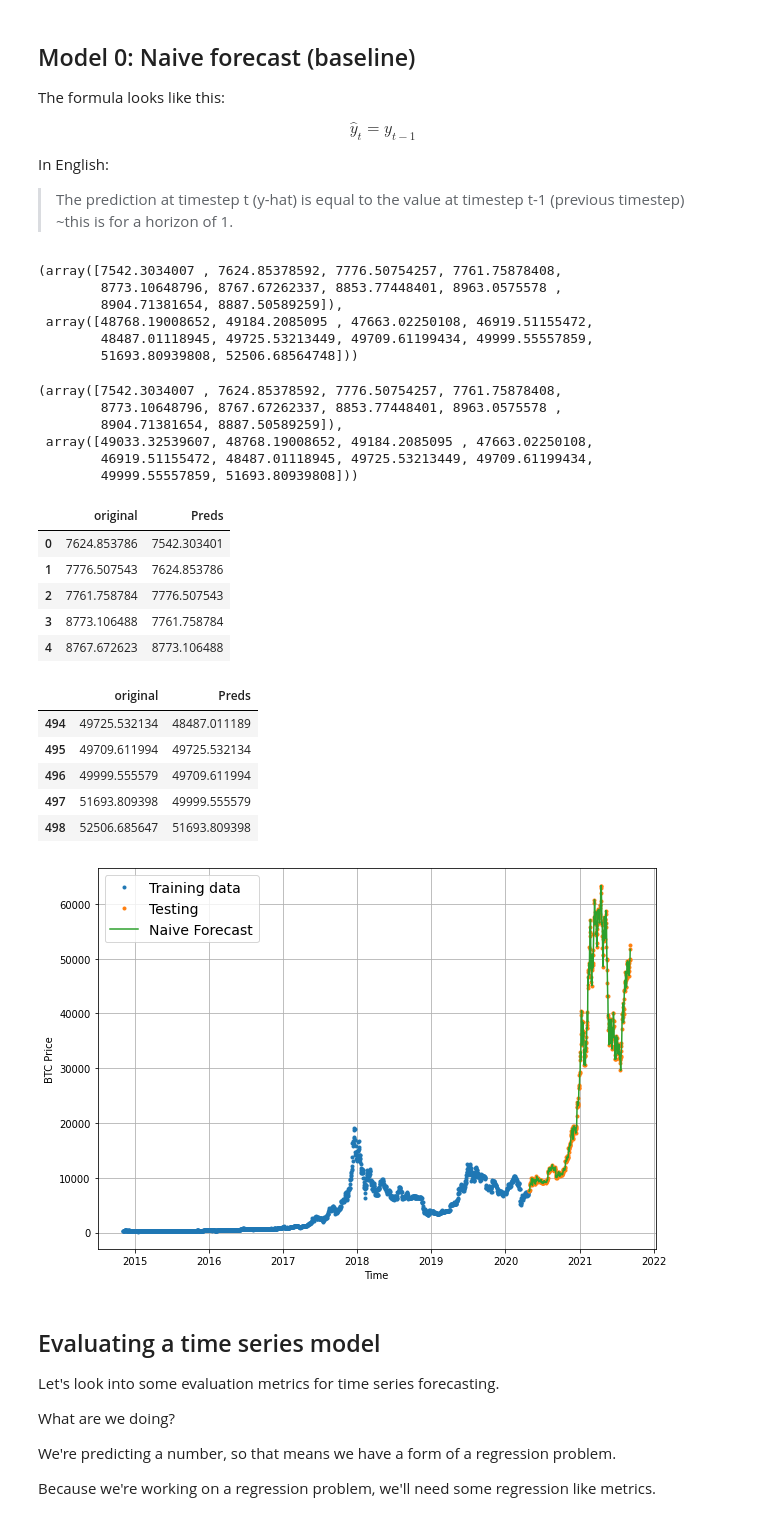
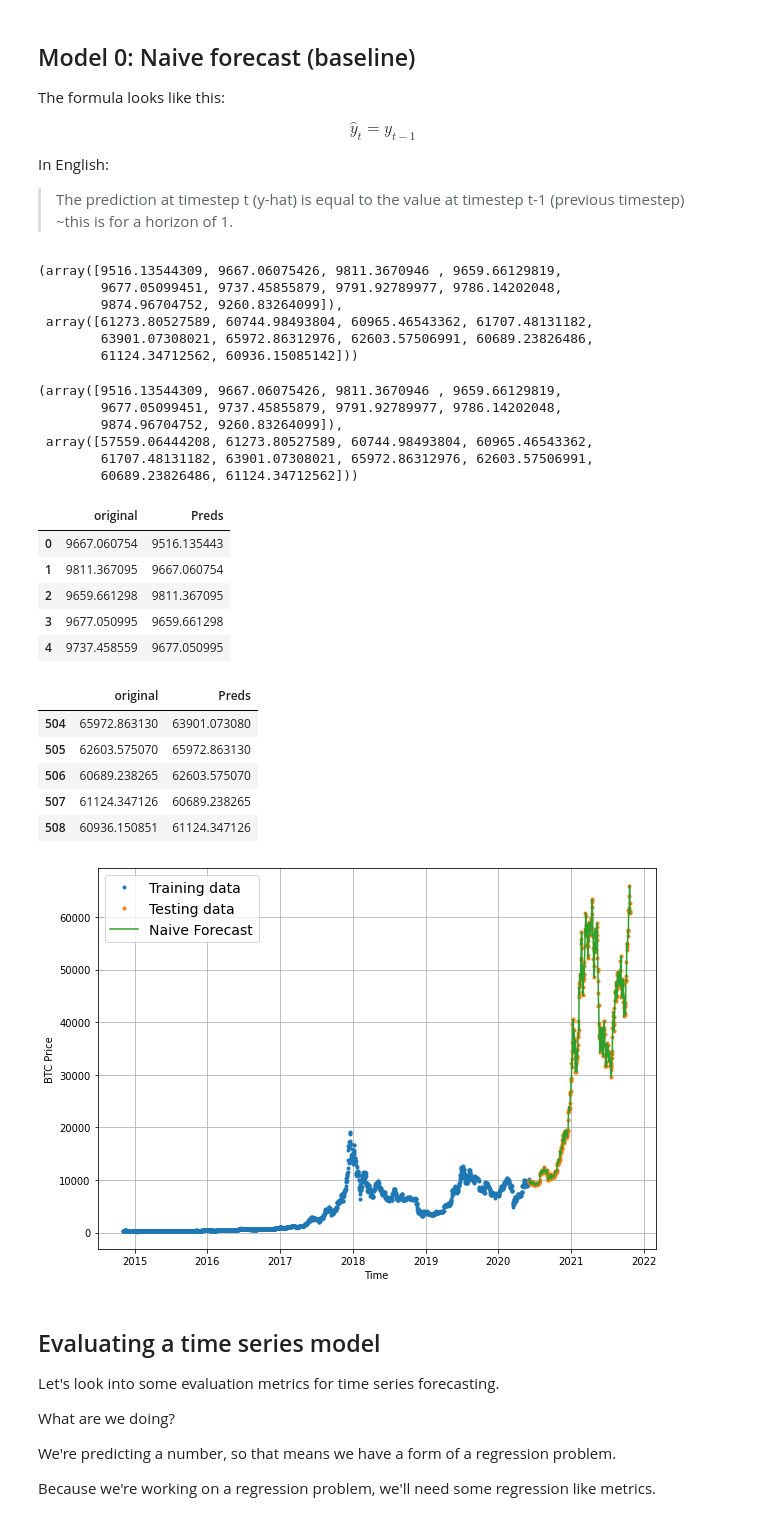
Before and after one commit to imran9891/TensorFlow, a Jupyter notebook: 10_time_series_forecasing_with_tensorflow.ipynb, the cells around one changed output. Cells and saved outputs as stored; diff of their text form; code cells hidden in the pictures.

```diff
--- a/10_time_series_forecasing_with_tensorflow.ipynb
+++ b/10_time_series_forecasing_with_tensorflow.ipynb
@@ -21,7 +21,7 @@ We're going to be using the historical price data of Bitcoin to try and predict
 # Import with pandas
 import pandas as pd
 # Let's read in our Bitcoin data and parse the dates
-df = pd.read_csv("drive/MyDrive/Bitcoin/BTC_data.csv",parse_dates=["Date"],index_col=["Date"])
+df = pd.read_csv("drive/MyDrive/Bitcoin/BTC.csv",parse_dates=["Date"],index_col=["Date"])
 df.head()
 # %% [output]
 |  | Currency | Closing Price (USD) | 24h Open (USD) | 24h High (USD) | 24h Low (USD) |
@@ -311,50 +310,50 @@ In English:
 # %%
 y_test[:10], y_test[-10:]
 # %% [output]
-(array([7542.3034007 , 7624.85378592, 7776.50754257, 7761.75878408,
-        8773.10648796, 8767.67262337, 8853.77448401, 8963.0575578 ,
-        8904.71381654, 8887.50589259]),
- array([48768.19008652, 49184.2085095 , 47663.02250108, 46919.51155472,
-        48487.01118945, 49725.53213449, 49709.61199434, 49999.55557859,
-        51693.80939808, 52506.68564748]))
+(array([9516.13544309, 9667.06075426, 9811.3670946 , 9659.66129819,
+        9677.05099451, 9737.45855879, 9791.92789977, 9786.14202048,
+        9874.96704752, 9260.83264099]),
+ array([61273.80527589, 60744.98493804, 60965.46543362, 61707.48131182,
+        63901.07308021, 65972.86312976, 62603.57506991, 60689.23826486,
+        61124.34712562, 60936.15085142]))
 # %%
 # Create a naive forecast
 naive_forecast = y_test[:-1]
 naive_forecast[:10], naive_forecast[-10:]
 # %% [output]
-(array([7542.3034007 , 7624.85378592, 7776.50754257, 7761.75878408,
-        8773.10648796, 8767.67262337, 8853.77448401, 8963.0575578 ,
-        8904.71381654, 8887.50589259]),
- array([49033.32539607, 48768.19008652, 49184.2085095 , 47663.02250108,
-        46919.51155472, 48487.01118945, 49725.53213449, 49709.61199434,
-        49999.55557859, 51693.80939808]))
+(array([9516.13544309, 9667.06075426, 9811.3670946 , 9659.66129819,
+        9677.05099451, 9737.45855879, 9791.92789977, 9786.14202048,
+        9874.96704752, 9260.83264099]),
+ array([57559.06444208, 61273.80527589, 60744.98493804, 60965.46543362,
+        61707.48131182, 63901.07308021, 65972.86312976, 62603.57506991,
+        60689.23826486, 61124.34712562]))
 # %%
 nf = pd.DataFrame({"original":y_test[1:],"Preds":y_test[:-1]})
 nf.head()
 # %% [output]
 |  | original | Preds |
-| 0 | 7624.853786 | 7542.303401 |
-| 1 | 7776.507543 | 7624.853786 |
-| 2 | 7761.758784 | 7776.507543 |
-| 3 | 8773.106488 | 7761.758784 |
-| 4 | 8767.672623 | 8773.106488 |
+| 0 | 9667.060754 | 9516.135443 |
+| 1 | 9811.367095 | 9667.060754 |
+| 2 | 9659.661298 | 9811.367095 |
+| 3 | 9677.050995 | 9659.661298 |
+| 4 | 9737.458559 | 9677.050995 |
 # %%
 nf.tail()
 # %% [output]
 |  | original | Preds |
-| 494 | 49725.532134 | 48487.011189 |
-| 495 | 49709.611994 | 49725.532134 |
-| 496 | 49999.555579 | 49709.611994 |
-| 497 | 51693.809398 | 49999.555579 |
-| 498 | 52506.685647 | 51693.809398 |
+| 504 | 65972.863130 | 63901.073080 |
+| 505 | 62603.575070 | 65972.863130 |
+| 506 | 60689.238265 | 62603.575070 |
+| 507 | 61124.347126 | 60689.238265 |
+| 508 | 60936.150851 | 61124.347126 |
 # %%
 # Plot naive forecast
 plt.figure(figsize=(10,7))
 plot_time_series(timesteps=X_train,values=y_train,label="Training data")
-plot_time_series(timesteps=X_test,values=y_test,label="Testing")
+plot_time_series(timesteps=X_test,values=y_test,label="Testing data")
 plot_time_series(timesteps=X_test[1:],values=naive_forecast,format="-",label="Naive Forecast")
 # %% [output]
-[figure, old version]
+[figure, new version]
 # %% [markdown]
 ## Evaluating a time series model
 
```
Also changed, not shown: parts of 76 cells of this notebook.
